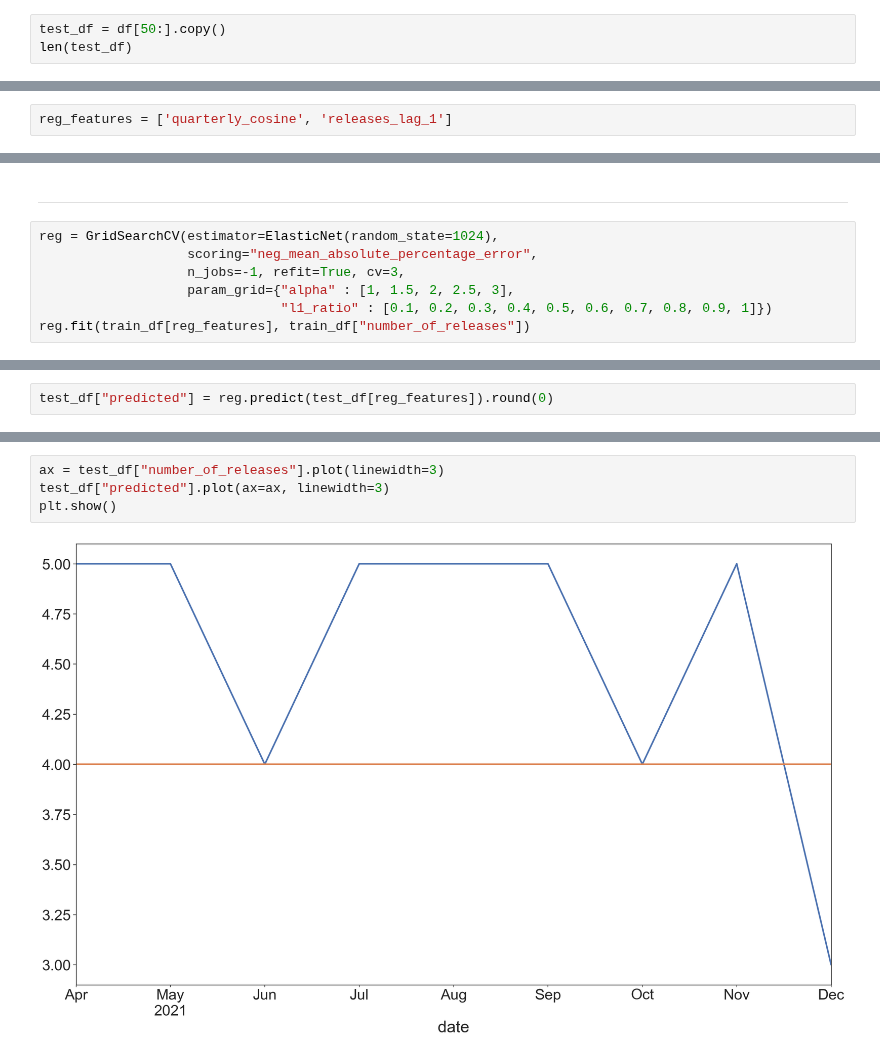
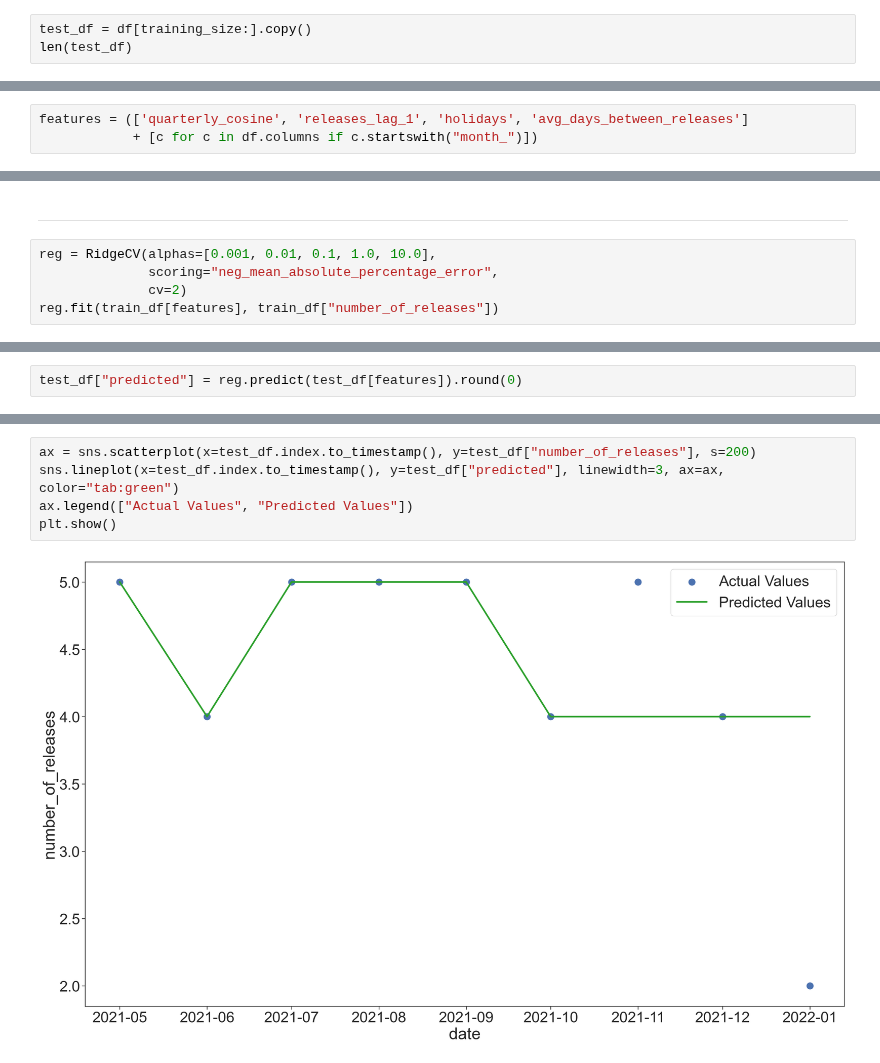
Before and after one commit to dmnapolitano/troon_release_prediction, a Jupyter notebook: Forecast the Number of Monthly Releases.ipynb, the cells around one changed output, grey strips where cells are left out. Saved outputs shown, nothing was run; the diff lists cells and outputs as text.

Commit message:
Pretty decent Ridge model for predicting the number of releases per month

```diff
--- a/Forecast the Number of Monthly Releases.ipynb
+++ b/Forecast the Number of Monthly Releases.ipynb
@@ -155,5 +130,5 @@ len(train_df)
 # %%
-test_df = df[50:].copy()
+test_df = df[training_size:].copy()
 len(test_df)
 # %% [output]
 9
@@ -168,3 +142,4 @@ Index(['number_of_releases', 'avg_days_between_releases', 'WD_Friday',
       dtype='object')
 # %%
-reg_features = ['quarterly_cosine', 'releases_lag_1']
+features = (['quarterly_cosine', 'releases_lag_1', 'holidays', 'avg_days_between_releases']
+            + [c for c in df.columns if c.startswith("month_")])
@@ -173,10 +146,8 @@ resid_model_features = [c for c in df.columns if c.startswith("WD_") or c.starts
 # %% [markdown]
 ---
 # %%
-reg = GridSearchCV(estimator=ElasticNet(random_state=1024),
-                   scoring="neg_mean_absolute_percentage_error",
-                   n_jobs=-1, refit=True, cv=3,
-                   param_grid={"alpha" : [1, 1.5, 2, 2.5, 3],
-                               "l1_ratio" : [0.1, 0.2, 0.3, 0.4, 0.5, 0.6, 0.7, 0.8, 0.9, 1]})
-reg.fit(train_df[reg_features], train_df["number_of_releases"])
+reg = RidgeCV(alphas=[0.001, 0.01, 0.1, 1.0, 10.0],
+              scoring="neg_mean_absolute_percentage_error",
+              cv=2)
+reg.fit(train_df[features], train_df["number_of_releases"])
 # %% [output]
@@ -192,5 +160,5 @@ reg.best_score_
 # %%
-test_df["predicted"] = reg.predict(test_df[reg_features]).round(0)
+test_df["predicted"] = reg.predict(test_df[features]).round(0)
 # %%
 mape(test_df["number_of_releases"], test_df["predicted"])
 # %% [output]
@@ -198,7 +166,8 @@ mape(test_df["number_of_releases"], test_df["predicted"])
 # %%
-ax = test_df["number_of_releases"].plot(linewidth=3)
-test_df["predicted"].plot(ax=ax, linewidth=3)
+ax = sns.scatterplot(x=test_df.index.to_timestamp(), y=test_df["number_of_releases"], s=200)
+sns.lineplot(x=test_df.index.to_timestamp(), y=test_df["predicted"], linewidth=3, ax=ax, color="tab:green")
+ax.legend(["Actual Values", "Predicted Values"])
 plt.show()
 # %% [output]
-[figure, old version]
+[figure, new version]
 # %%
```
Also changed, not shown: parts of 20 cells of this notebook.
